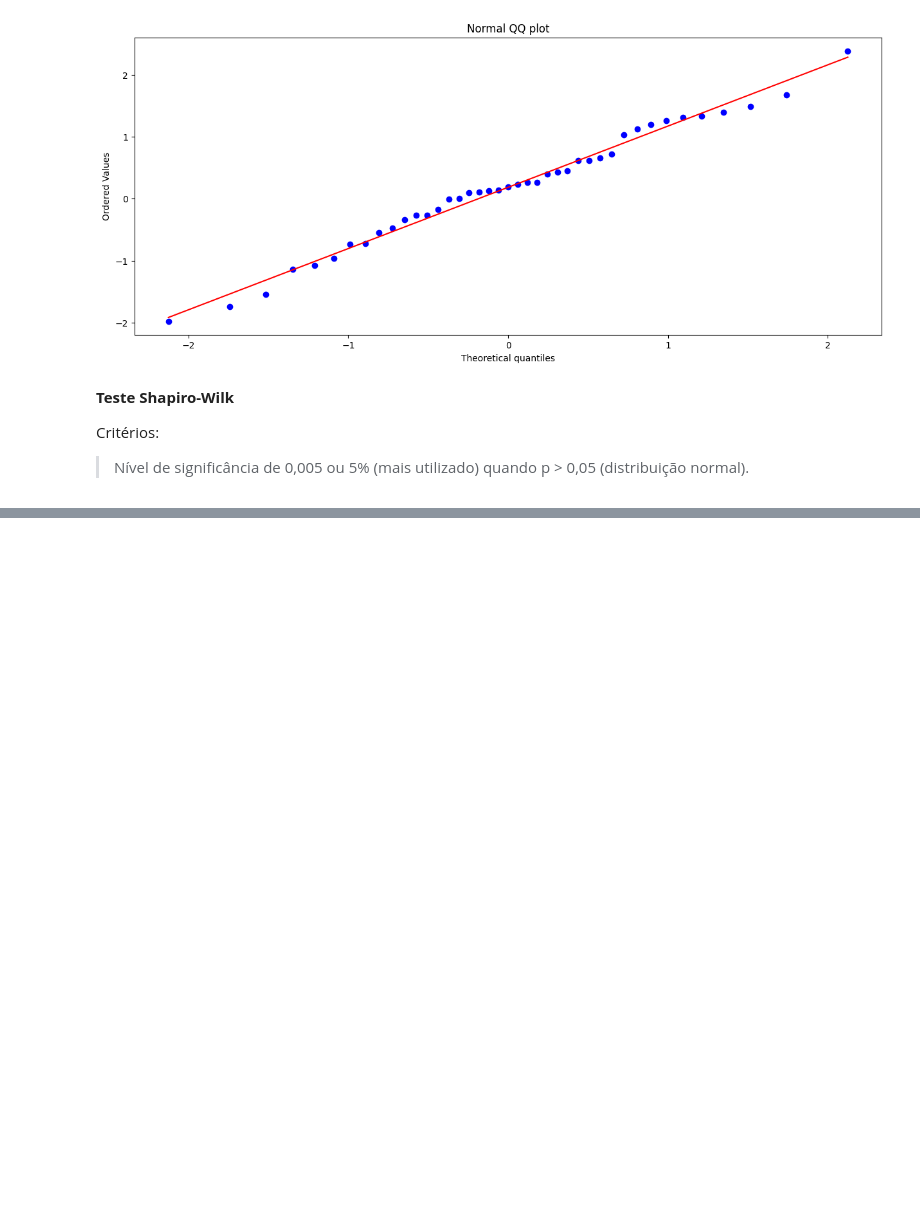
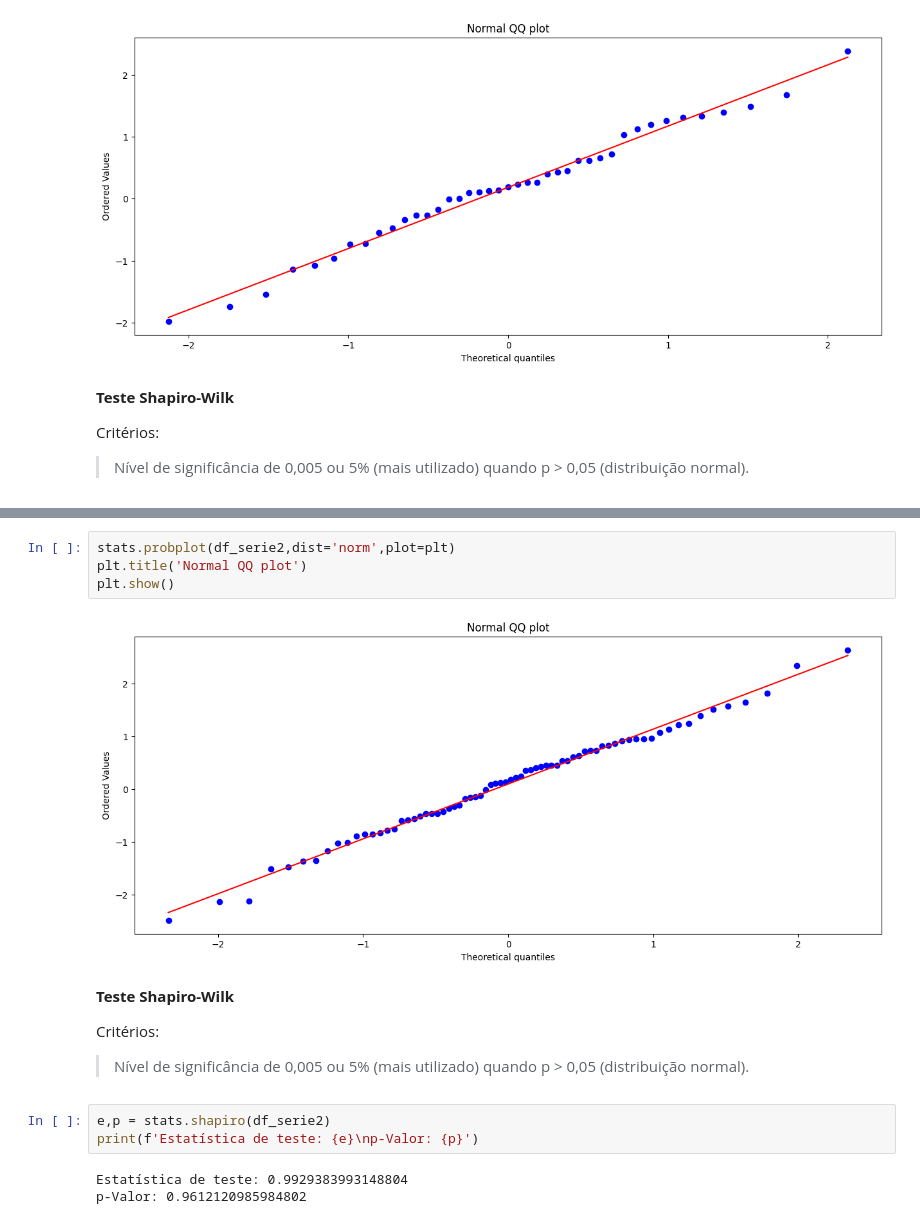
Before and after one commit to xkayo32/estudo-series-temporais, a Jupyter notebook: main.ipynb, the cells around one changed output, grey strips where cells are left out. Drawn from its saved outputs; the diff is of its cells as text; blank space fills up the shorter version.

```diff
--- a/main.ipynb
+++ b/main.ipynb
@@ -65,0 +126,18 @@ Critérios:
+# %%
+stats.probplot(df_serie2,dist='norm',plot=plt)
+plt.title('Normal QQ plot')
+plt.show()
+# %% [output]
+[figure, added]
+# %% [markdown]
+**Teste Shapiro-Wilk**
+
+Critérios:
+> Nível de significância de 0,005 ou 5% (mais utilizado)
+> quando p > 0,05 (distribuição normal).
+# %%
+e,p = stats.shapiro(df_serie2)
+print(f'Estatística de teste: {e}\np-Valor: {p}')
+# %% [output]
+Estatística de teste: 0.9929383993148804
+p-Valor: 0.9612120985984802
```
Also changed, not shown: parts of 9 cells of this notebook.
